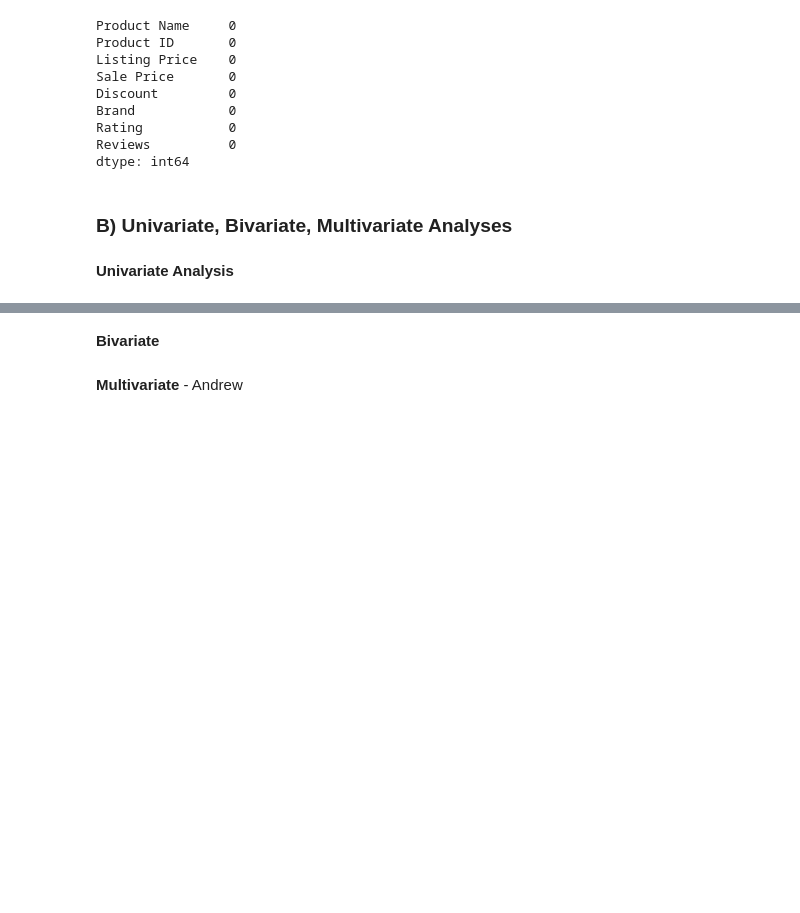
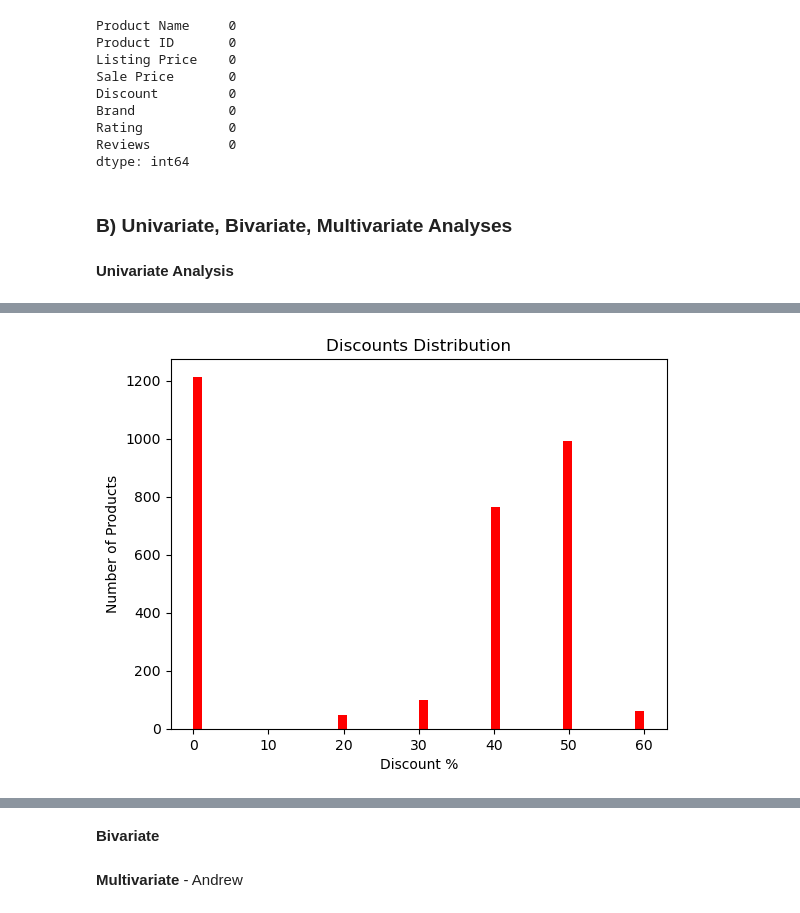
Before and after one commit to apbadzioch/DataSci_FA24, a Jupyter notebook: Mid_Term/GroupMidterm.ipynb, the cells around one changed output, grey strips where cells are left out. Cells and saved outputs as stored; diff of their text form; code cells hidden in the pictures; blank space fills up the shorter version.

```diff
--- a/Mid_Term/GroupMidterm.ipynb
+++ b/Mid_Term/GroupMidterm.ipynb
@@ -175,0 +241,10 @@ dtype: int64
+# %%
+discount = sneakers['Discount']
+plt.hist(discount, bins=50, color='red')
+
+# adding a title and axis labels
+plt.title("Discounts Distribution")
+plt.xlabel("Discount %")
+plt.ylabel("Number of Products");
+# %% [output]
+[figure, added]
```
Also changed, not shown: parts of 10 cells of this notebook.
